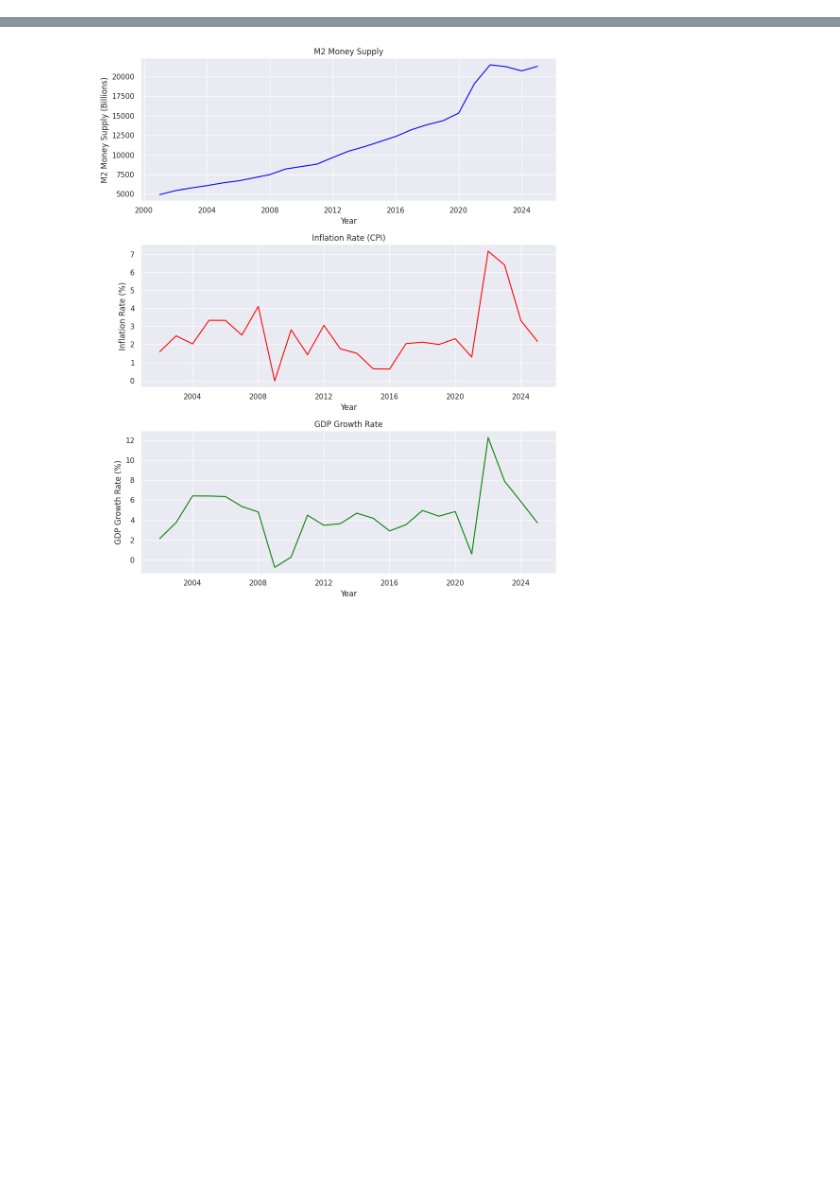
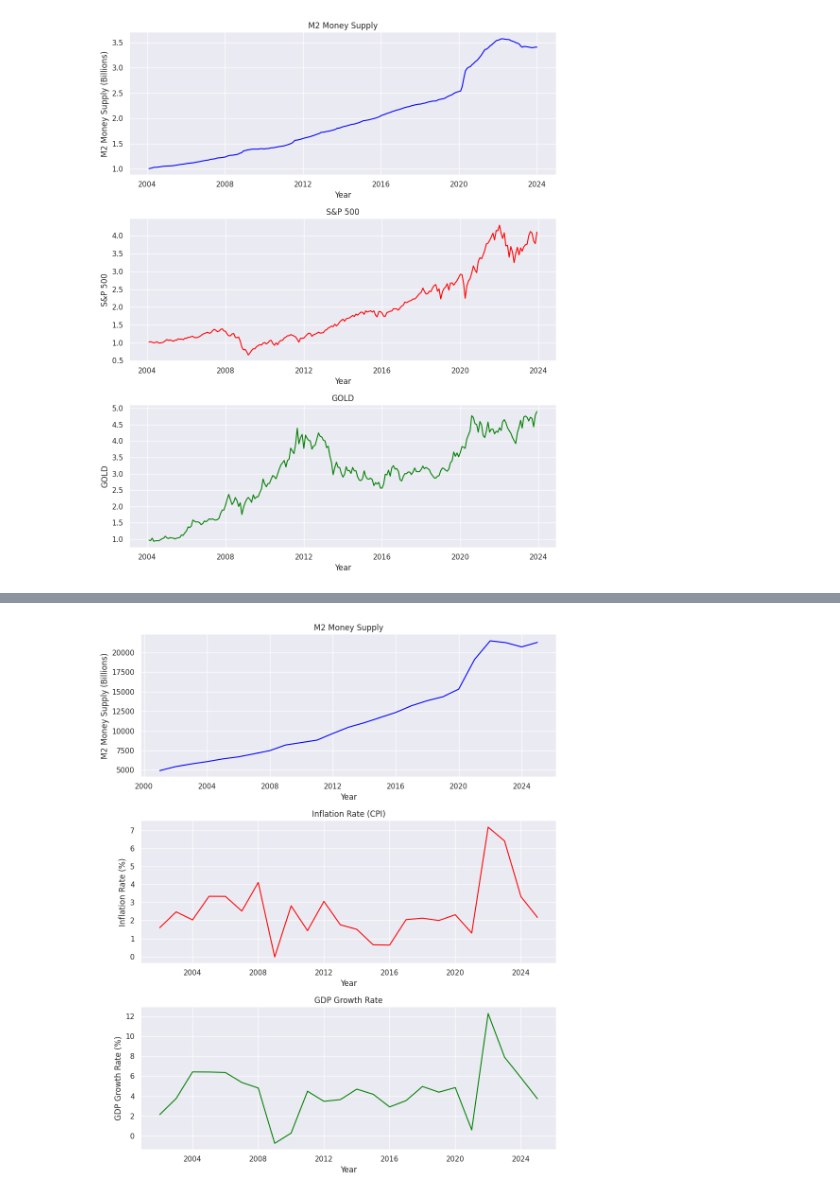
Before and after one commit to kridtapon/M2-Money-Supply, a Jupyter notebook: M2_Money_Supply.ipynb, the cells around one changed output, grey strips where cells are left out. Saved outputs shown, nothing was run; the diff lists cells and outputs as text; code cells hidden in the pictures; blank space fills up the shorter version.

```diff
--- a/M2_Money_Supply.ipynb
+++ b/M2_Money_Supply.ipynb
@@ -20,0 +81,2 @@ gdp_data = web.DataReader('GDP', 'fred', start, end)
+# %%
+df_SPX = data_monthly["Open"]
@@ -20,0 +101,2 @@ gdp_data = web.DataReader('GDP', 'fred', start, end)
+# %%
+data_Gold.columns = ['Adj Close','Close','High','Low','Open','Volume']
@@ -20,0 +117,2 @@ gdp_data = web.DataReader('GDP', 'fred', start, end)
+# %%
+df_Gold = data_monthly_Gold["Open"]
@@ -20,0 +154,38 @@ gdp_data = web.DataReader('GDP', 'fred', start, end)
+# %%
+m2_data = m2_data.ffill()
+df_SPX = df_SPX.ffill()
+df_Gold = df_Gold.ffill()
+
+
+m2_data_annual = m2_data.resample('A').last()
+df_SPX_annual = df_SPX.resample('A').last()
+df_Gold_annual = df_Gold.resample('A').last()
+# %%
+# Set plot style
+sns.set(style="darkgrid")
+
+# Create subplots for M2, Inflation, and GDP
+fig, ax = plt.subplots(3, 1, figsize=(10, 12))
+
+# Plot M2 money supply
+ax[0].plot(m2_data.index, (m2_data.pct_change()+1).cumprod(), color='blue')
+ax[0].set_title('M2 Money Supply')
+ax[0].set_xlabel('Year')
+ax[0].set_ylabel('M2 Money Supply (Billions)')
+
+# Plot Inflation rate
+ax[1].plot(df_SPX.index, (df_SPX.pct_change()+1).cumprod(), color='red')
+ax[1].set_title('S&P 500')
+ax[1].set_xlabel('Year')
+ax[1].set_ylabel('S&P 500')
+
+# Plot GDP
+ax[2].plot(df_Gold.index, (df_Gold.pct_change()+1).cumprod(), color='green')
+ax[2].set_title('GOLD')
+ax[2].set_xlabel('Year')
+ax[2].set_ylabel('GOLD')
+
+plt.tight_layout()
+plt.show()
+# %% [output]
+[figure, added]
```
Also changed, not shown: parts of 29 cells of this notebook.
